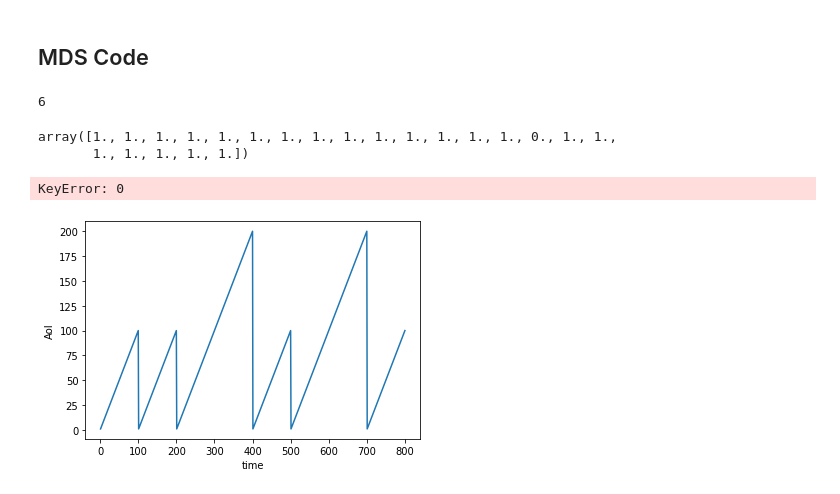
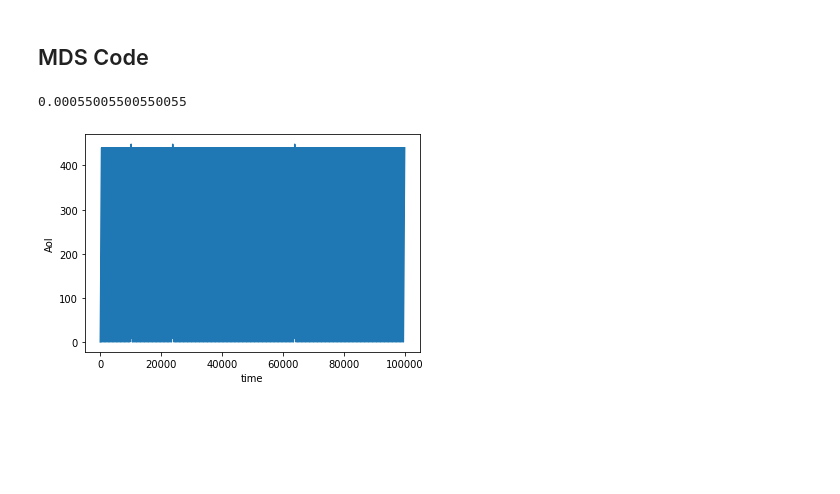
Before and after one commit to shubhranshsinghvi/Age-Of-Information-in-the-presence-of-errors, a Jupyter notebook: AoI - Simulation.ipynb, the cells around one changed output. Cells and saved outputs as stored; diff of their text form; code cells hidden in the pictures; blank space fills up the shorter version.

```diff
--- a/AoI - Simulation.ipynb
+++ b/AoI - Simulation.ipynb
@@ -205,7 +150,7 @@ TypeError: unsupported operand type(s) for +=: 'int' and 'tuple'
 AoI = {}
 AoI_sys = 0
 cnt = 0
-for k in range(K):
+for k in tqdm.tqdm(range(K)):
     if (delta[k]):
         cnt += 1
         x = []
@@ -237,13 +172,18 @@ AoI_sys_th
 # %% [markdown]
 ## MDS Code
+# %%
+n = 11
+dim = 5
 # %%
-# dim = 12
-n = 10
-# dim = math.floor(n - n*e1)-1
-dim = 6
+# # dim = 12
+# n = 10
+# # dim = math.floor(n - n*e1)-1
+# dim = 6
 R = dim/n
 NUM_BLOCKS = (int) (TIME/n)
+TIME = (n*NUM_BLOCKS)
 BLOCK_FAILURE = np.zeros((NUM_BLOCKS))
+NUM_BLOCK_ERS = 0
 
 for CRNT_BLOCK in range(NUM_BLOCKS):
     cnt = 1
@@ -255,3 +195,4 @@ for CRNT_BLOCK in range(NUM_BLOCKS):
         cnt+=1
     if ers_cnt > (n-dim):
         BLOCK_FAILURE[CRNT_BLOCK] = 1
+        NUM_BLOCK_ERS +=1
@@ -258,12 +201,7 @@ for CRNT_BLOCK in range(NUM_BLOCKS):
 # %%
-dim
+NUM_BLOCK_ERS/NUM_BLOCKS
 # %% [output]
-6
+0.00055005500550055
-# %%
-BLOCK_FAILURE[0:22]
-# %% [output]
-array([1., 1., 1., 1., 1., 1., 1., 1., 1., 1., 1., 1., 1., 1., 0., 1., 1.,
-       1., 1., 1., 1., 1.])
 # %%
 src = 0
 cnt = 0
@@ -300,33 +238,30 @@ for t in trans:
 # %%
 # Instantaneous Age
 delta = {}
-for k in range(K):
-    if (len(delta[k])):
-        time_stamps = [i[0] for i in u[k]]
-        rec_packs = [i[1] for i in u[k]]
-        delta[k] = []
-        time = time_stamps[0]+1
-        for i in range(1,len(time_stamps)):
-            crn_time_stamp = time_stamps[i-1]
-            fut_rec_pack = rec_packs[i]
-            while (time<fut_rec_pack):
-                delta[k].append((time,time-crn_time_stamp))
-                time+= 1
+for k in tqdm.tqdm(range(K)):
+    time_stamps = [i[0] for i in u[k]]
+    rec_packs = [i[1] for i in u[k]]
+    delta[k] = []
+    time = time_stamps[0]+1
+    for i in range(1,len(time_stamps)):
+        crn_time_stamp = time_stamps[i-1]
+        fut_rec_pack = rec_packs[i]
+        while (time<fut_rec_pack):
+            delta[k].append((time,time-crn_time_stamp))
+            time+= 1
-# %% [output]
-KeyError: 0
 # %%
 x = []
 y = []
-src = 0
+src = 22
 for i in range(len(delta[src])):
     x.append(delta[src][i][0])
     y.append(delta[src][i][1])
 plt.plot(x,y,"-")
 plt.xlabel("time")
 plt.ylabel("AoI")
 plt.show()
 # %% [output]
-[figure, old version]
+[figure, new version]
 # %%
 AoI = {}
 AoI_sys = 0
```
Also changed, not shown: parts of 47 cells of this notebook.
